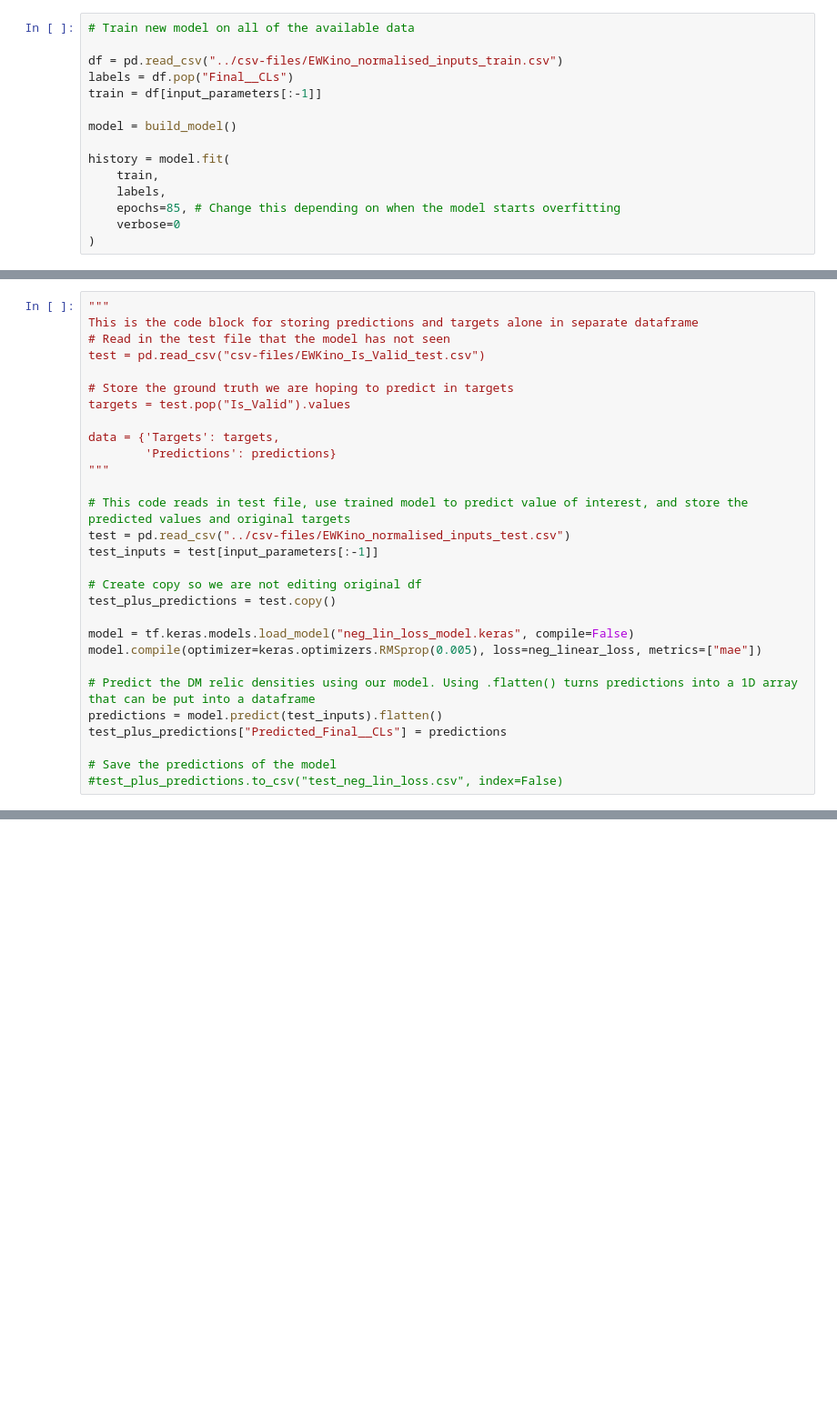
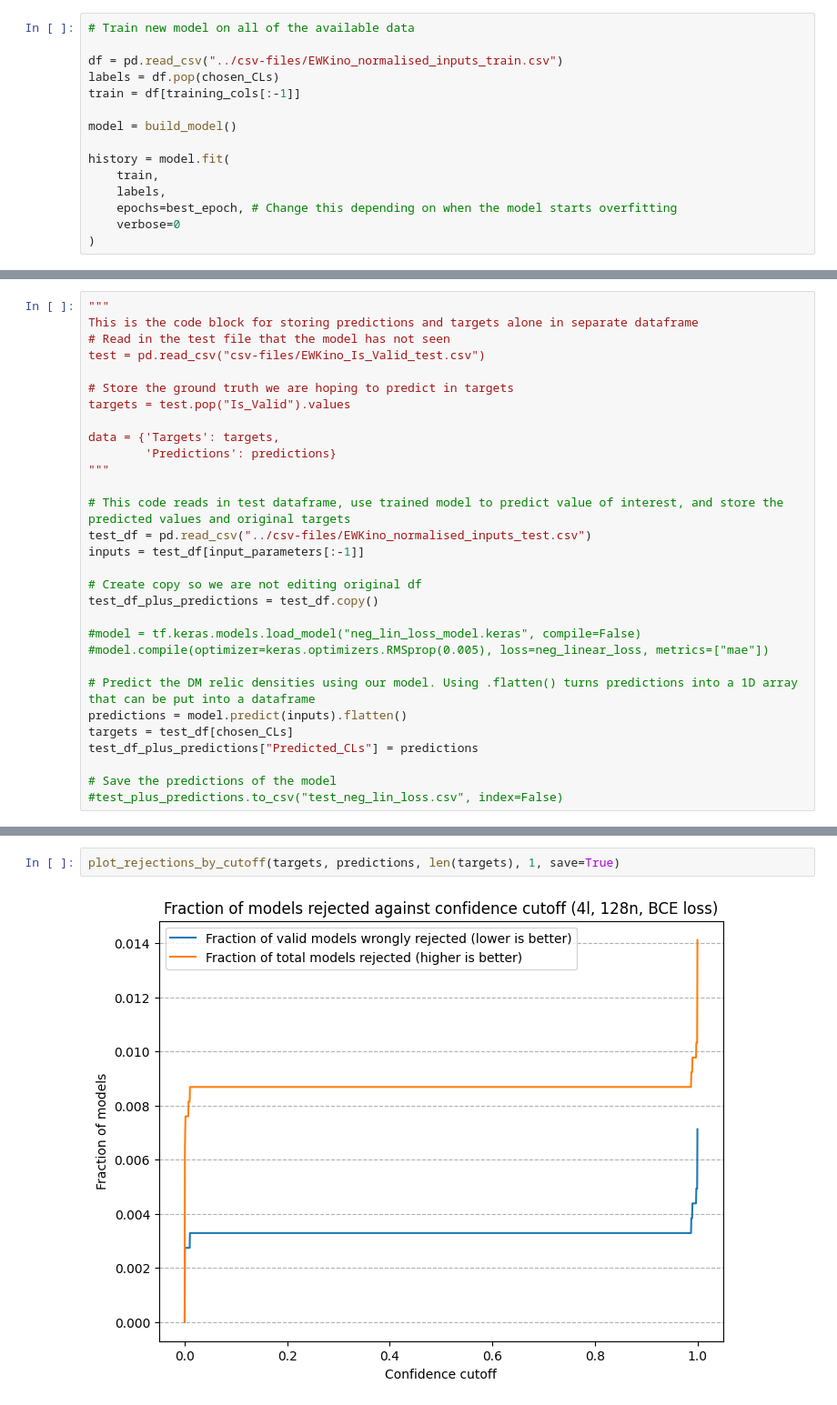
Before and after one commit to benvlasto/MPhys-Project, a Jupyter notebook: notebooks/CLs_model.ipynb, the cells around one changed output, grey strips where cells are left out. Shown at 91% size. Saved outputs shown, nothing was run; the diff lists cells and outputs as text; blank space fills up the shorter version.

```diff
--- a/notebooks/CLs_model.ipynb
+++ b/notebooks/CLs_model.ipynb
@@ -135,14 +143,14 @@ plt.show()
 # Train new model on all of the available data
 
 df = pd.read_csv("../csv-files/EWKino_normalised_inputs_train.csv")
-labels = df.pop("Final__CLs")
-train = df[input_parameters[:-1]]
+labels = df.pop(chosen_CLs)
+train = df[training_cols[:-1]]
 
 model = build_model()
 
 history = model.fit(
     train,
     labels,
-    epochs=85, # Change this depending on when the model starts overfitting
+    epochs=best_epoch, # Change this depending on when the model starts overfitting
     verbose=0
 )
@@ -161,19 +167,20 @@ data = {'Targets': targets,
         'Predictions': predictions}
 """
 
-# This code reads in test file, use trained model to predict value of interest, and store the predicted values and original targets
-test = pd.read_csv("../csv-files/EWKino_normalised_inputs_test.csv")
-test_inputs = test[input_parameters[:-1]]
+# This code reads in test dataframe, use trained model to predict value of interest, and store the predicted values and original targets
+test_df = pd.read_csv("../csv-files/EWKino_normalised_inputs_test.csv")
+inputs = test_df[input_parameters[:-1]]
 
 # Create copy so we are not editing original df
-test_plus_predictions = test.copy()
+test_df_plus_predictions = test_df.copy()
 
-model = tf.keras.models.load_model("neg_lin_loss_model.keras", compile=False)
-model.compile(optimizer=keras.optimizers.RMSprop(0.005), loss=neg_linear_loss, metrics=["mae"])
+#model = tf.keras.models.load_model("neg_lin_loss_model.keras", compile=False)
+#model.compile(optimizer=keras.optimizers.RMSprop(0.005), loss=neg_linear_loss, metrics=["mae"])
 
 # Predict the DM relic densities using our model. Using .flatten() turns predictions into a 1D array that can be put into a dataframe
-predictions = model.predict(test_inputs).flatten()
-test_plus_predictions["Predicted_Final__CLs"] = predictions
+predictions = model.predict(inputs).flatten()
+targets = test_df[chosen_CLs]
+test_df_plus_predictions["Predicted_CLs"] = predictions
 
 # Save the predictions of the model
 #test_plus_predictions.to_csv("test_neg_lin_loss.csv", index=False)
@@ -181,0 +235,4 @@ test_plus_predictions["Predicted_Final__CLs"] = predictions
+# %%
+plot_rejections_by_cutoff(targets, predictions, len(targets), 1, save=True)
+# %% [output]
+[figure, added]
```
Also changed, not shown: parts of 8 cells of this notebook, 24 other files.
